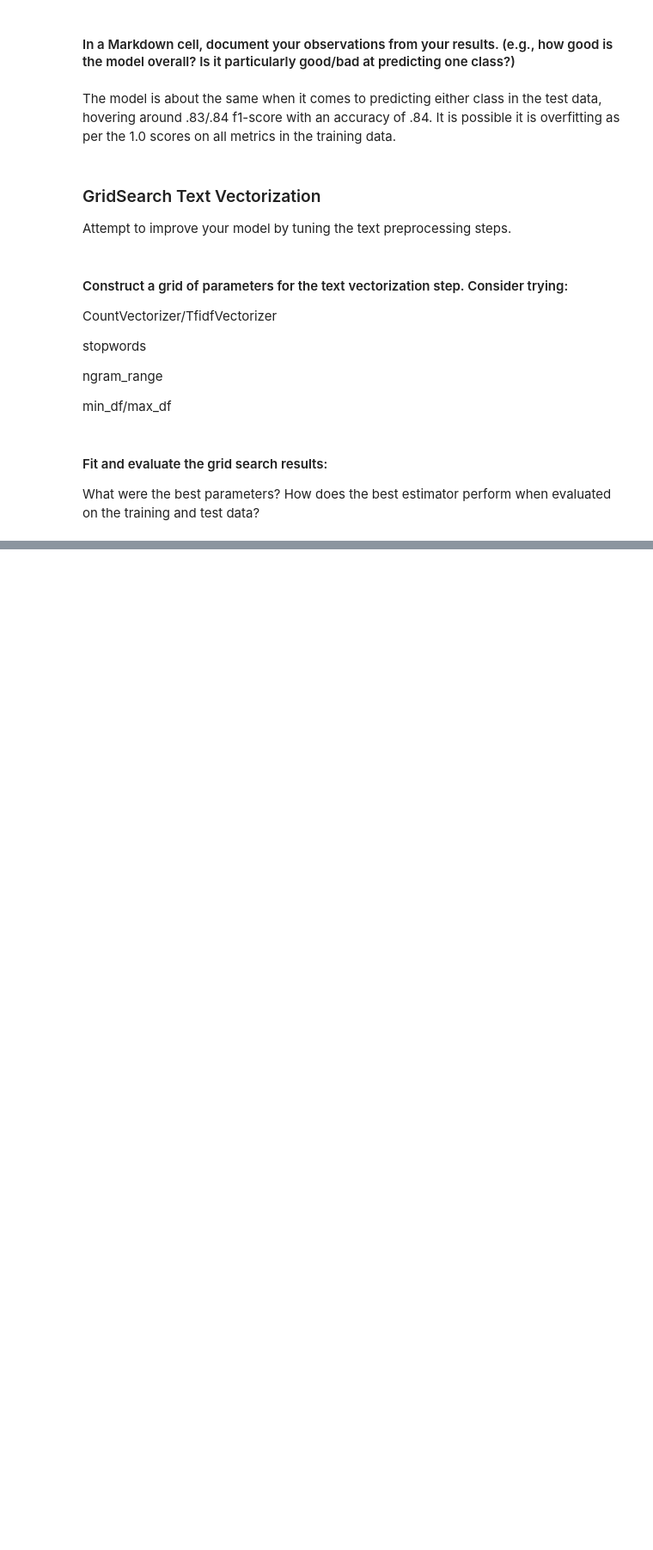
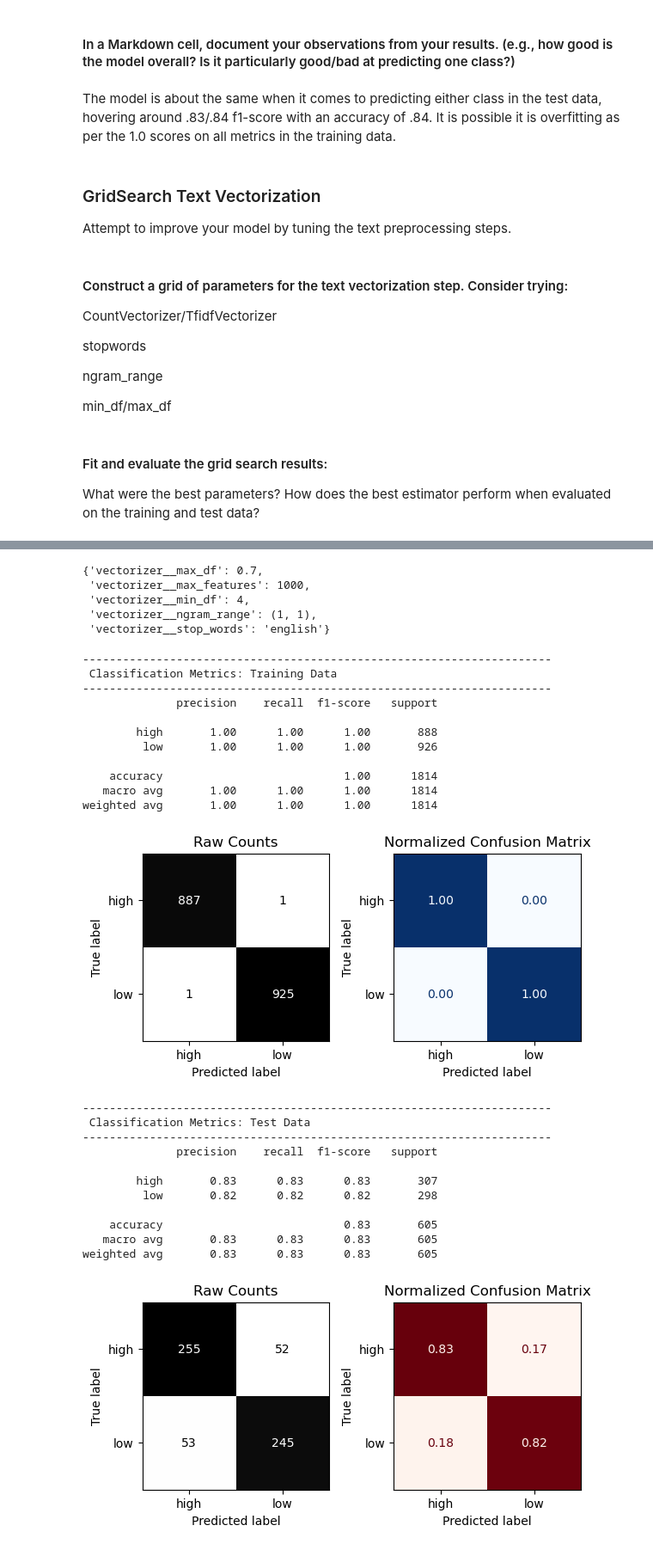
Before and after one commit to EhLeeOod/movie-project, a Jupyter notebook: part-6-review-classification.ipynb, the cells around one changed output, grey strips where cells are left out. Shown at 86% size. Drawn from its saved outputs; the diff is of its cells as text; code cells hidden in the pictures; blank space fills up the shorter version.

```diff
--- a/part-6-review-classification.ipynb
+++ b/part-6-review-classification.ipynb
@@ -236,9 +237,9 @@ min_df/max_df
 # %%
 # Define params to try
 param_grid_shared = {
-    "vectorizer__max_df": [0.7, 0.8],
+    "vectorizer__max_df": [0.7, 0.8, 0.9],
+    "vectorizer__min_df": [2,3,4],
     "vectorizer__max_features": [None, 1000, 2000],
     "vectorizer__stop_words": [None,'english'],
-    "vectorizer__ngram_range": [(1, 1), (1, 2)]
-
+    "vectorizer__ngram_range": [(1, 1), (1, 2), (1,3)]
 }
@@ -245,5 +252,13 @@ param_grid_shared = {
+# %%
+# Set up Pipeline to allow GridSearching
+vect_pipe = Pipeline([('vectorizer', CountVectorizer()),
+                     ('clf',RandomForestClassifier(random_state=42))])
 # %% [markdown]
 #### Fit and evaluate the grid search results:
 
 What were the best parameters?
 How does the best estimator perform when evaluated on the training and test data?
+# %%
+%%time
+# Create grid search
+grid_search = GridSearchCV(vect_pipe, param_grid_shared, cv=2, scoring = 'accuracy', verbose=1, n_jobs=-1)
@@ -249,0 +268,4 @@ How does the best estimator perform when evaluated on the training and test data
+# %%
+%%time
+# Fit the model
+grid_search.fit(X_train, y_train)
@@ -249,0 +287,38 @@ How does the best estimator perform when evaluated on the training and test data
+# %%
+# what were the best params?
+grid_search.best_params_
+# %% [output]
+{'vectorizer__max_df': 0.7,
+ 'vectorizer__max_features': 1000,
+ 'vectorizer__min_df': 4,
+ 'vectorizer__ngram_range': (1, 1),
+ 'vectorizer__stop_words': 'english'}
+# %%
+best_model = grid_search.best_estimator_
+
+evaluate_classification(best_model,X_train,y_train,X_test,y_test)
+# %% [output]
+----------------------------------------------------------------------
+ Classification Metrics: Training Data
+----------------------------------------------------------------------
+              precision    recall  f1-score   support
+
+        high       1.00      1.00      1.00       888
+         low       1.00      1.00      1.00       926
+
+    accuracy                           1.00      1814
+   macro avg       1.00      1.00      1.00      1814
+weighted avg       1.00      1.00      1.00      1814
+[figure, added]
+----------------------------------------------------------------------
+ Classification Metrics: Test Data
+----------------------------------------------------------------------
+              precision    recall  f1-score   support
+
+        high       0.83      0.83      0.83       307
+         low       0.82      0.82      0.82       298
+
+    accuracy                           0.83       605
+   macro avg       0.83      0.83      0.83       605
+weighted avg       0.83      0.83      0.83       605
+[figure, added]
```
Also changed, not shown: parts of 6 cells of this notebook.
